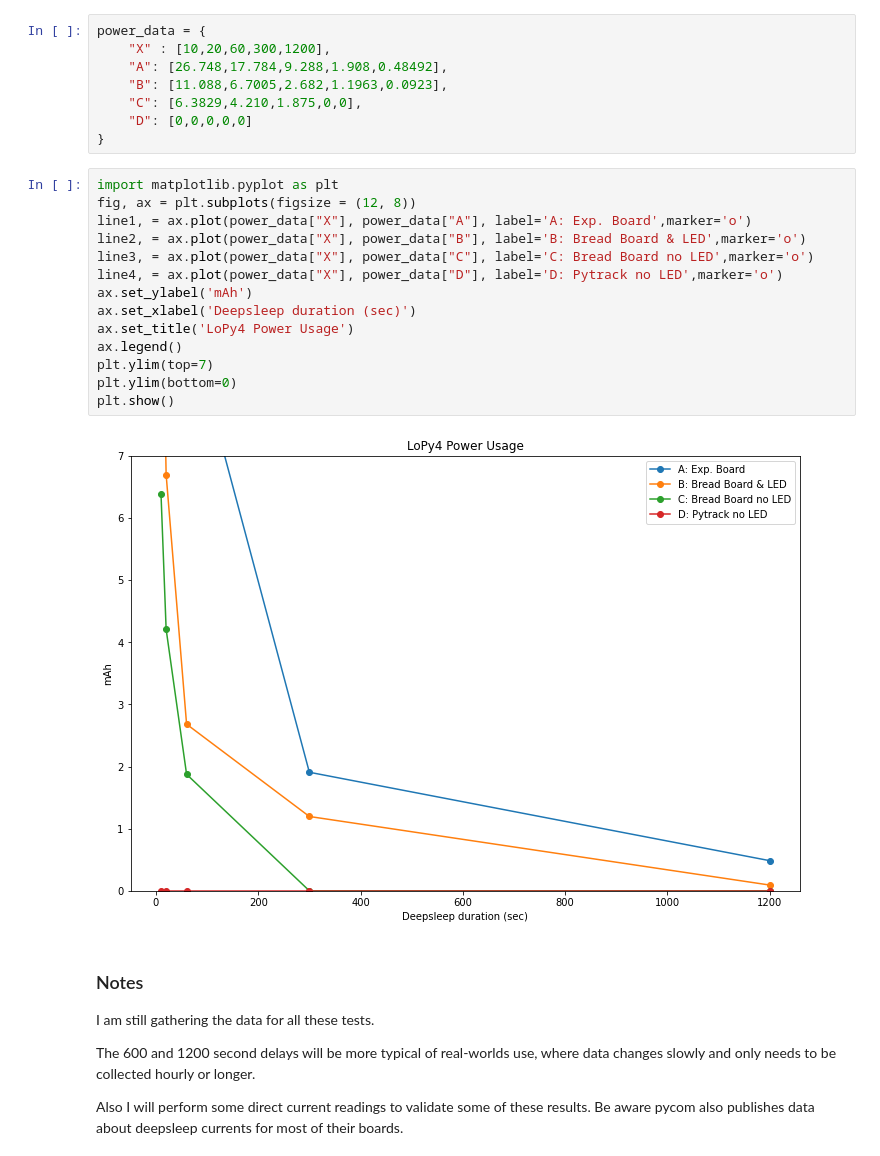
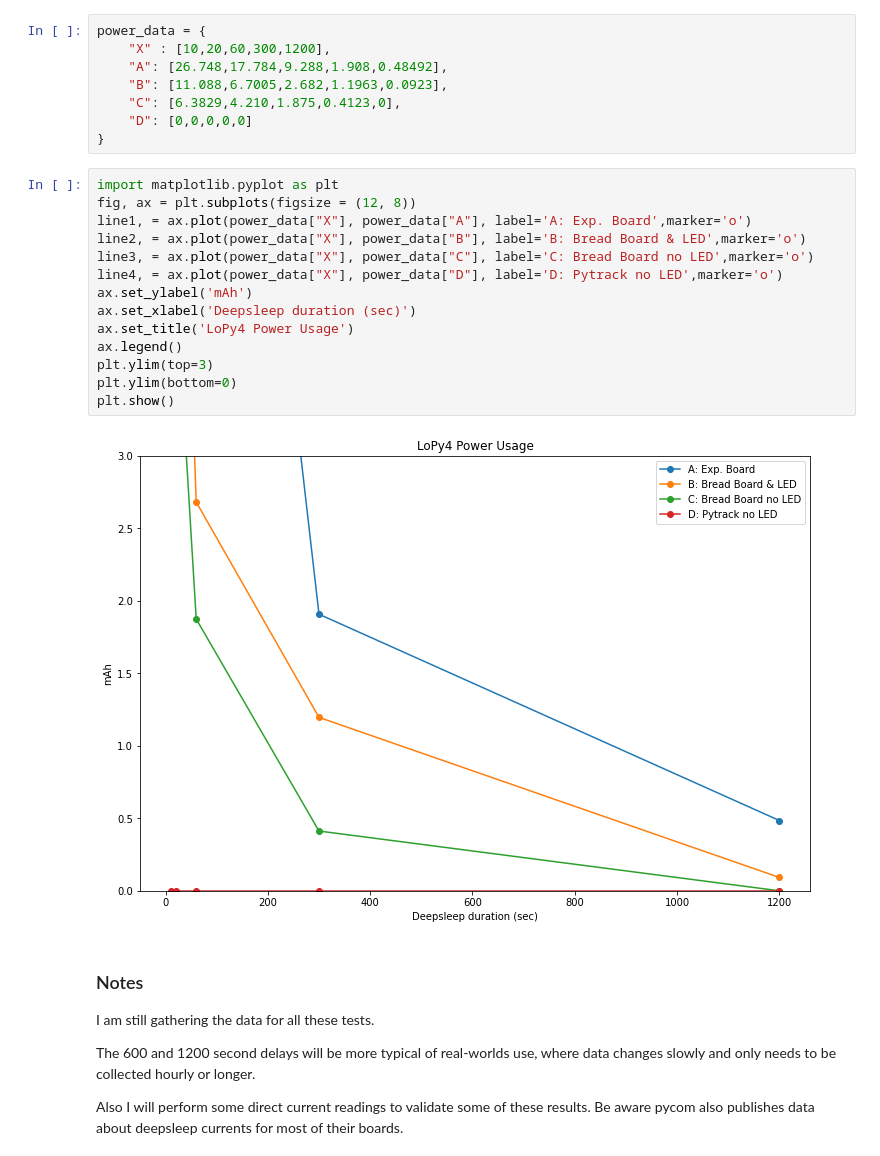
Before and after one commit to somervda/lopybase, a Jupyter notebook: lopy4 battery usage.ipynb, the cells around one changed output. Saved outputs shown, nothing was run; the diff lists cells and outputs as text.

```diff
--- a/lopy4 battery usage.ipynb
+++ b/lopy4 battery usage.ipynb
@@ -31,25 +31,25 @@ power_data = {
     "X" : [10,20,60,300,1200],
     "A": [26.748,17.784,9.288,1.908,0.48492],
     "B": [11.088,6.7005,2.682,1.1963,0.0923],
-    "C": [6.3829,4.210,1.875,0,0],
+    "C": [6.3829,4.210,1.875,0.4123,0],
     "D": [0,0,0,0,0]
 }
 # %%
 import matplotlib.pyplot as plt
 fig, ax = plt.subplots(figsize = (12, 8))
 line1, = ax.plot(power_data["X"], power_data["A"], label='A: Exp. Board',marker='o')
 line2, = ax.plot(power_data["X"], power_data["B"], label='B: Bread Board & LED',marker='o')
 line3, = ax.plot(power_data["X"], power_data["C"], label='C: Bread Board no LED',marker='o')
 line4, = ax.plot(power_data["X"], power_data["D"], label='D: Pytrack no LED',marker='o')
 ax.set_ylabel('mAh')
 ax.set_xlabel('Deepsleep duration (sec)')
 ax.set_title('LoPy4 Power Usage')
 ax.legend()
-plt.ylim(top=7)
+plt.ylim(top=3)
 plt.ylim(bottom=0)
 plt.show()
 # %% [output]
-[figure, old version]
+[figure, new version]
 # %% [markdown]
 ### Notes
 
```
Also changed, not shown: 1 other file.
